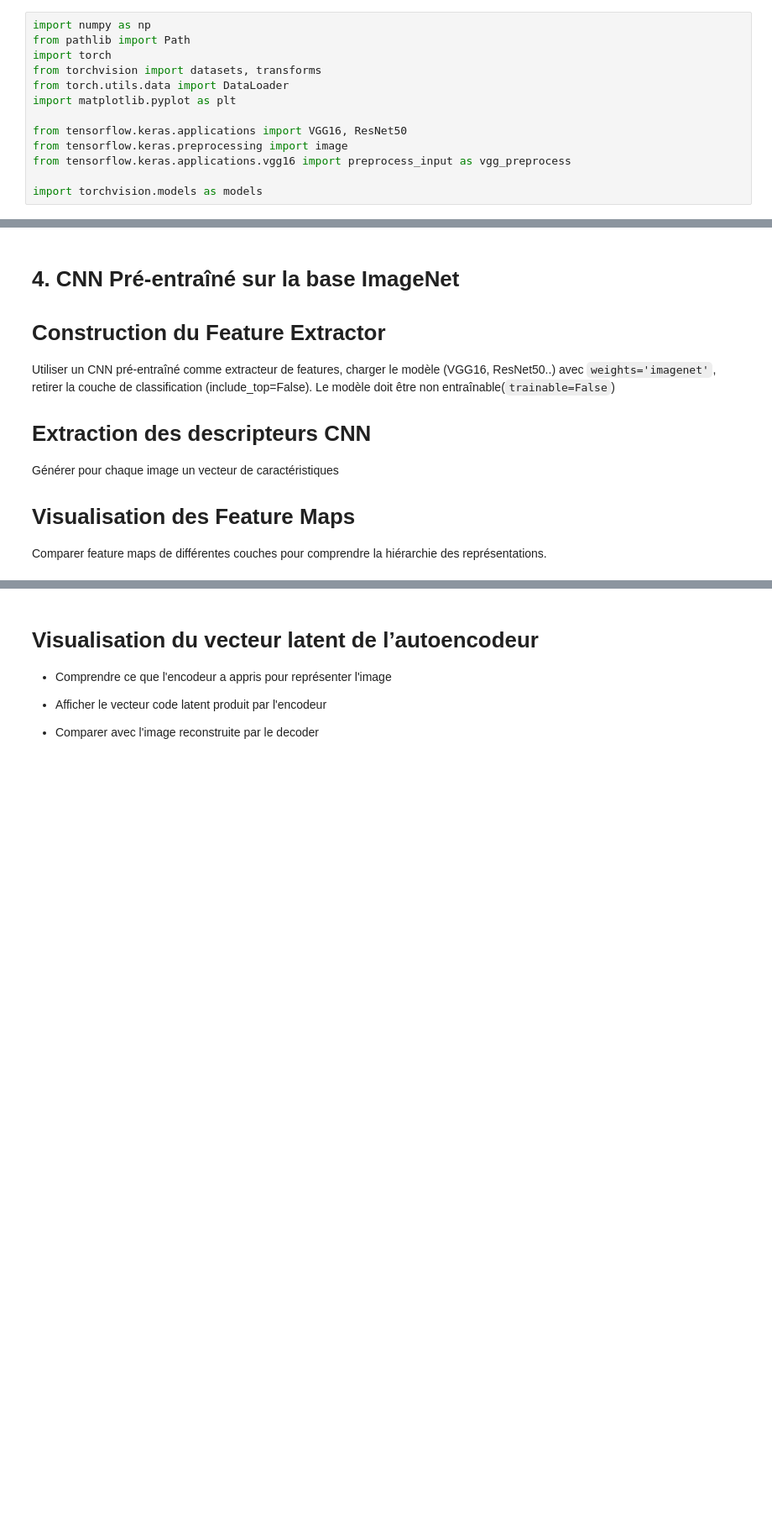
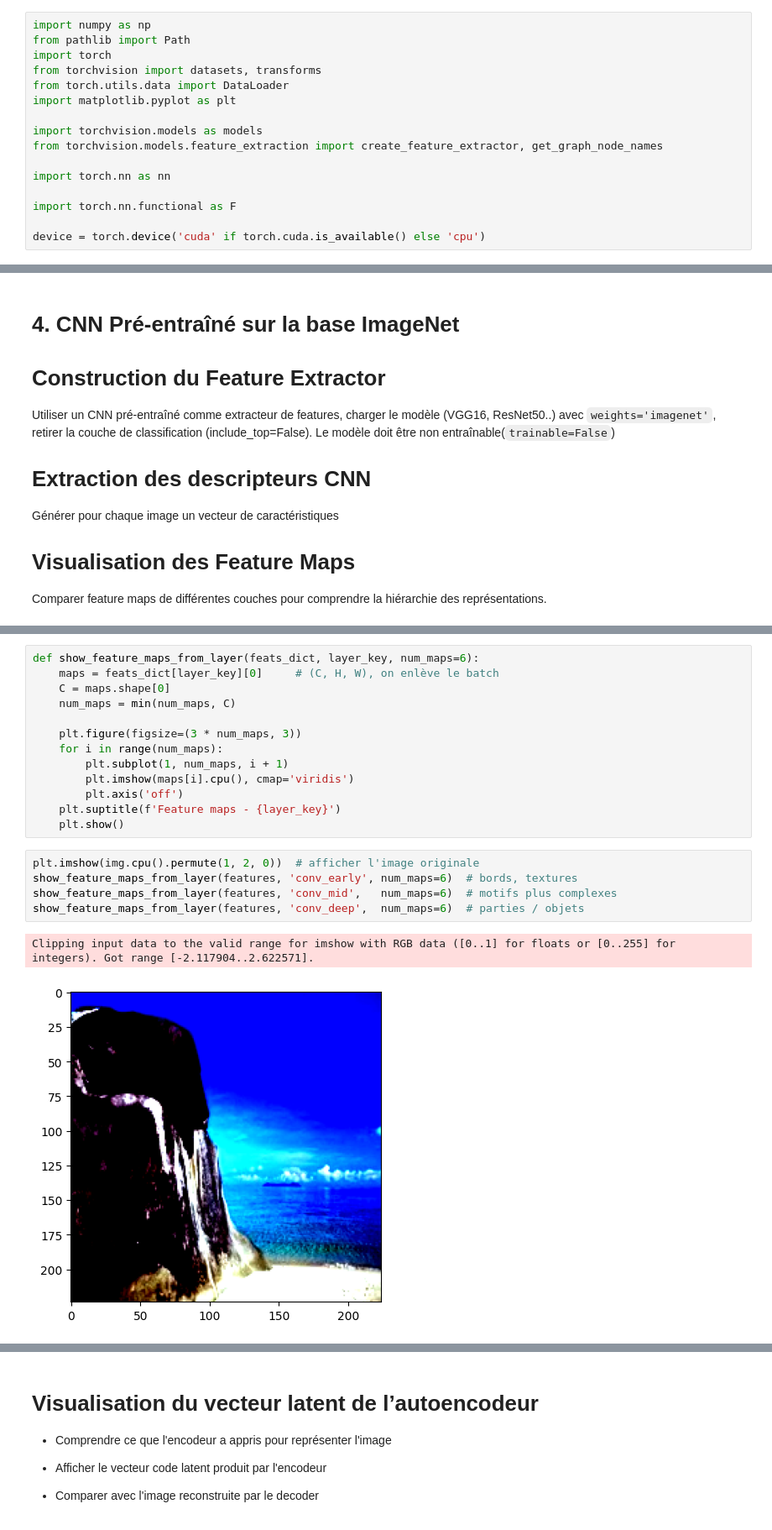
Before and after one commit to shamss778/image-indexing-and-watermarking, a Jupyter notebook: DeepCIBR/DeepCBIR.ipynb, the cells around one changed output, grey strips where cells are left out. Shown at 84% size. Saved outputs shown, nothing was run; the diff lists cells and outputs as text; blank space fills up the shorter version.

```diff
--- a/DeepCIBR/DeepCBIR.ipynb
+++ b/DeepCIBR/DeepCBIR.ipynb
@@ -32,11 +32,14 @@ from torchvision import datasets, transforms
 from torch.utils.data import DataLoader
 import matplotlib.pyplot as plt
 
-from tensorflow.keras.applications import VGG16, ResNet50
-from tensorflow.keras.preprocessing import image
-from tensorflow.keras.applications.vgg16 import preprocess_input as vgg_preprocess
+import torchvision.models as models
+from torchvision.models.feature_extraction import create_feature_extractor, get_graph_node_names
 
-import torchvision.models as models
+import torch.nn as nn
+
+import torch.nn.functional as F
+
+device = torch.device('cuda' if torch.cuda.is_available() else 'cpu')
 # %% [markdown]
 # **3. Chargement et prétraitement des images**
 
@@ -148,0 +137,21 @@ Downloading: "https://download.pytorch.org/models/resnet50-0676ba61.pth" to C:\U
+# %%
+def show_feature_maps_from_layer(feats_dict, layer_key, num_maps=6):
+    maps = feats_dict[layer_key][0]     # (C, H, W), on enlève le batch
+    C = maps.shape[0]
+    num_maps = min(num_maps, C)
+
+    plt.figure(figsize=(3 * num_maps, 3))
+    for i in range(num_maps):
+        plt.subplot(1, num_maps, i + 1)
+        plt.imshow(maps[i].cpu(), cmap='viridis')
+        plt.axis('off')
+    plt.suptitle(f'Feature maps - {layer_key}')
+    plt.show()
+# %%
+plt.imshow(img.cpu().permute(1, 2, 0))  # afficher l'image originale
+show_feature_maps_from_layer(features, 'conv_early', num_maps=6)  # bords, textures
+show_feature_maps_from_layer(features, 'conv_mid',   num_maps=6)  # motifs plus complexes
+show_feature_maps_from_layer(features, 'conv_deep',  num_maps=6)  # parties / objets
+# %% [output]
+Clipping input data to the valid range for imshow with RGB data ([0..1] for floats or [0..255] for integers). Got range [-2.117904..2.622571].
+[figure, added]
```
Also changed, not shown: parts of 30 cells of this notebook.
